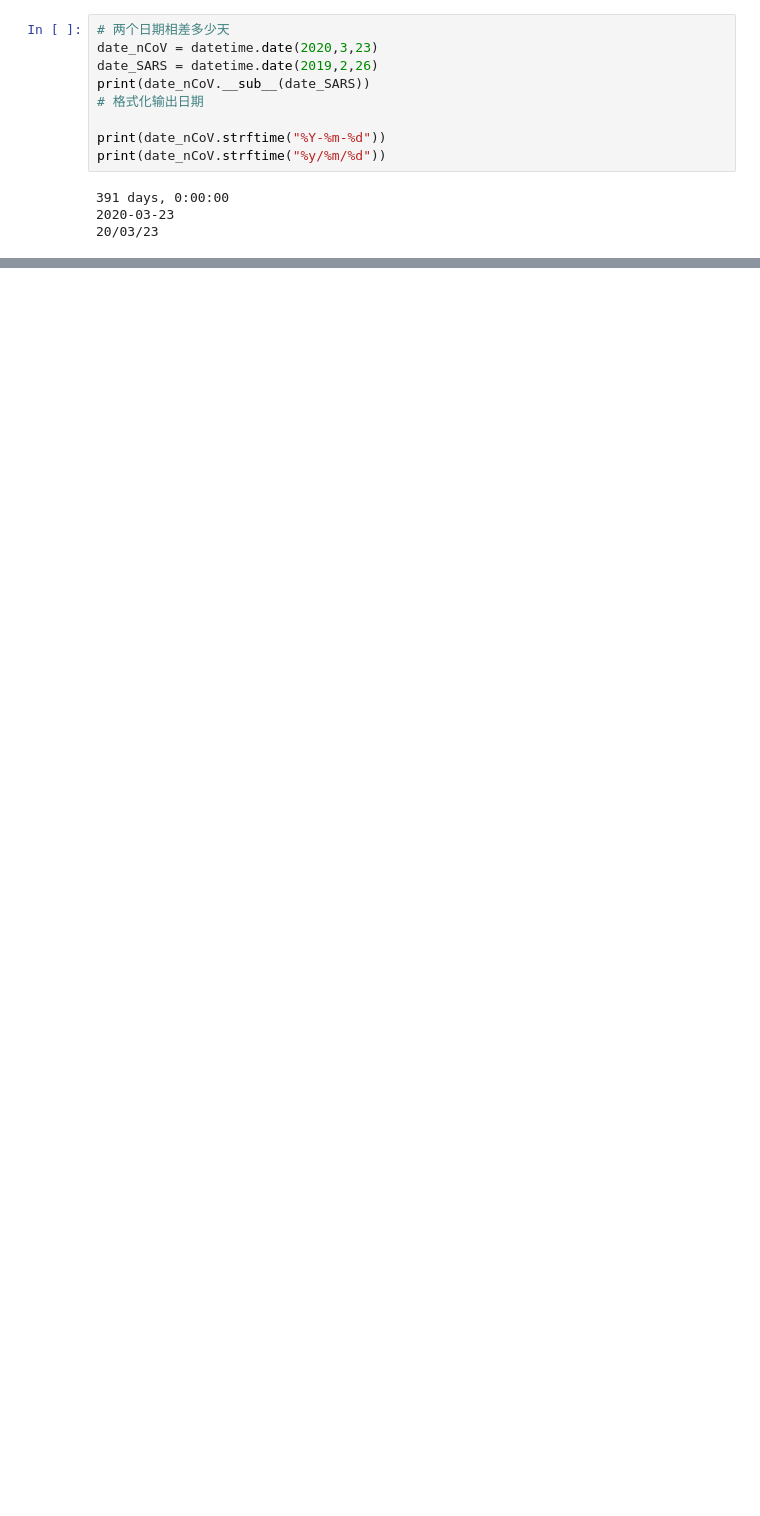
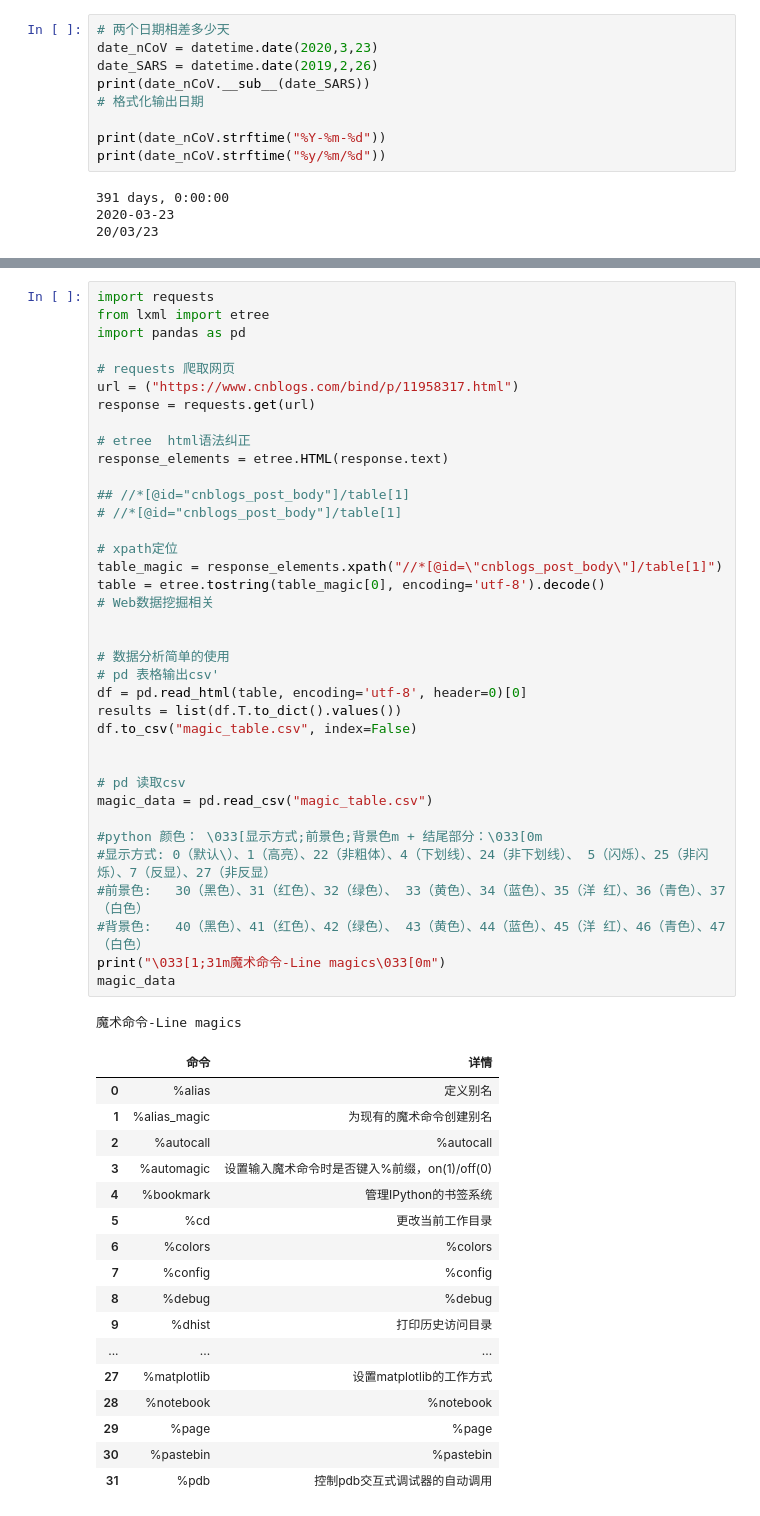
Before and after one commit to fangqiao007/pythonDA, a Jupyter notebook: 学习记录/week01.ipynb, the cells around one changed output, grey strips where cells are left out. Cells and saved outputs as stored; diff of their text form; blank space fills up the shorter version.

```diff
--- a/学习记录/week01.ipynb
+++ b/学习记录/week01.ipynb
@@ -41,0 +64,56 @@ print(date_nCoV.strftime("%y/%m/%d"))
+# %%
+import requests
+from lxml import etree
+import pandas as pd
+
+# requests 爬取网页
+url = ("https://www.cnblogs.com/bind/p/11958317.html")
+response = requests.get(url)
+
+# etree  html语法纠正
+response_elements = etree.HTML(response.text)
+
+## //*[@id="cnblogs_post_body"]/table[1]
+# //*[@id="cnblogs_post_body"]/table[1]
+
+# xpath定位
+table_magic = response_elements.xpath("//*[@id=\"cnblogs_post_body\"]/table[1]")
+table = etree.tostring(table_magic[0], encoding='utf-8').decode()
+# Web数据挖掘相关
+
+
+# 数据分析简单的使用
+# pd 表格输出csv'
+df = pd.read_html(table, encoding='utf-8', header=0)[0]
+results = list(df.T.to_dict().values())
+df.to_csv("magic_table.csv", index=False)
+
+
+# pd 读取csv
+magic_data = pd.read_csv("magic_table.csv")
+
+#python 颜色： \033[显示方式;前景色;背景色m + 结尾部分：\033[0m
+#显示方式: 0（默认\）、1（高亮）、22（非粗体）、4（下划线）、24（非下划线）、 5（闪烁）、25（非闪烁）、7（反显）、27（非反显）
+#前景色:   30（黑色）、31（红色）、32（绿色）、 33（黄色）、34（蓝色）、35（洋 红）、36（青色）、37（白色）
+#背景色:   40（黑色）、41（红色）、42（绿色）、 43（黄色）、44（蓝色）、45（洋 红）、46（青色）、47（白色）
+print("\033[1;31m魔术命令-Line magics\033[0m")
+magic_data
+# %% [output]
+魔术命令-Line magics
+|  | 命令 | 详情 |
+| 0 | %alias | 定义别名 |
+| 1 | %alias_magic | 为现有的魔术命令创建别名 |
+| 2 | %autocall | %autocall |
+| 3 | %automagic | 设置输入魔术命令时是否键入%前缀，on(1)/off(0) |
+| 4 | %bookmark | 管理IPython的书签系统 |
+| 5 | %cd | 更改当前工作目录 |
+| 6 | %colors | %colors |
+| 7 | %config | %config |
+| 8 | %debug | %debug |
+| 9 | %dhist | 打印历史访问目录 |
+| ... | ... | ... |
+| 27 | %matplotlib | 设置matplotlib的工作方式 |
+| 28 | %notebook | %notebook |
+| 29 | %page | %page |
+| 30 | %pastebin | %pastebin |
+| 31 | %pdb | 控制pdb交互式调试器的自动调用 |
```
Also changed, not shown: parts of 15 cells of this notebook.
